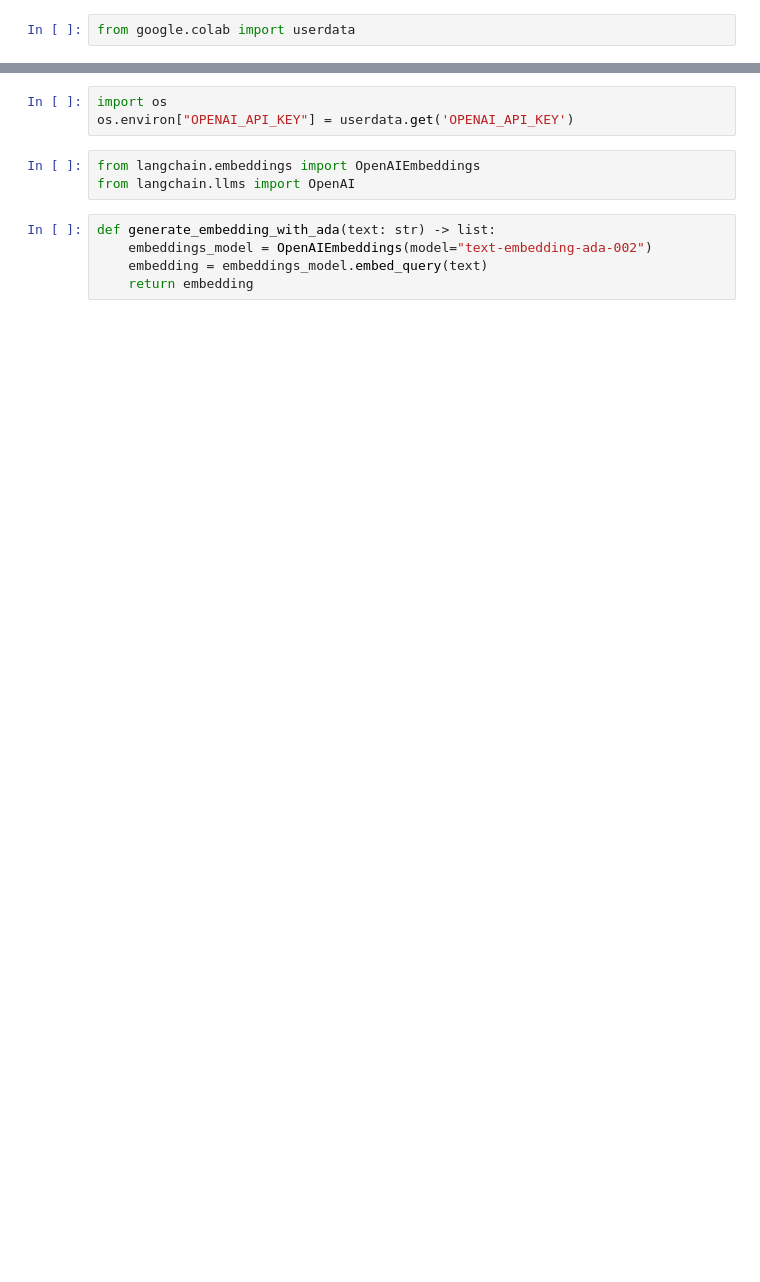
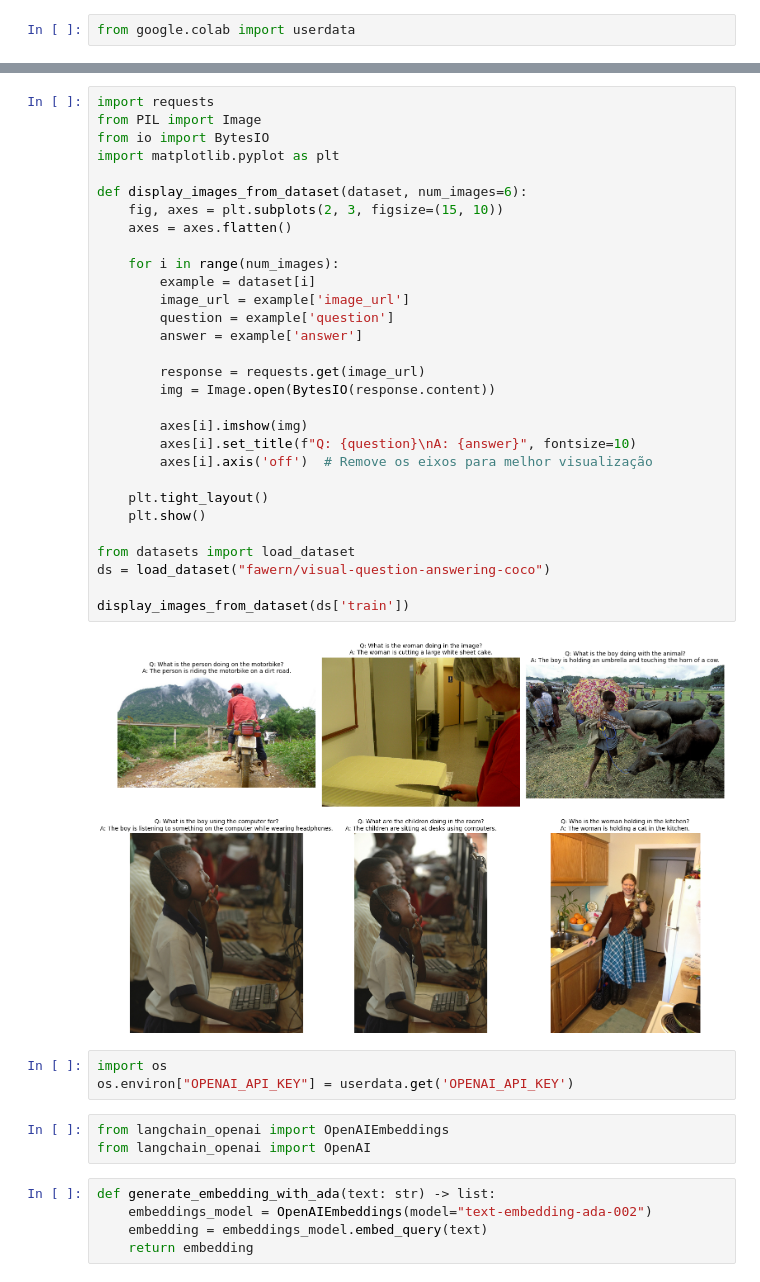
Before and after one commit to miohana/vqa-llm-framework, a Jupyter notebook: notebooks/Framework_VQA.ipynb, the cells around one changed output, grey strips where cells are left out. Cells and saved outputs as stored; diff of their text form; blank space fills up the shorter version.

```diff
--- a/notebooks/Framework_VQA.ipynb
+++ b/notebooks/Framework_VQA.ipynb
@@ -5,9 +24,41 @@ from google.colab import userdata
+# %%
+import requests
+from PIL import Image
+from io import BytesIO
+import matplotlib.pyplot as plt
+
+def display_images_from_dataset(dataset, num_images=6):
+    fig, axes = plt.subplots(2, 3, figsize=(15, 10))
+    axes = axes.flatten()
+
+    for i in range(num_images):
+        example = dataset[i]
+        image_url = example['image_url']
+        question = example['question']
+        answer = example['answer']
+
+        response = requests.get(image_url)
+        img = Image.open(BytesIO(response.content))
+
+        axes[i].imshow(img)
+        axes[i].set_title(f"Q: {question}\nA: {answer}", fontsize=10)
+        axes[i].axis('off')  # Remove os eixos para melhor visualização
+
+    plt.tight_layout()
+    plt.show()
+
+from datasets import load_dataset
+ds = load_dataset("fawern/visual-question-answering-coco")
+
+display_images_from_dataset(ds['train'])
+# %% [output]
+[figure, added]
 # %%
 import os
 os.environ["OPENAI_API_KEY"] = userdata.get('OPENAI_API_KEY')
 # %%
-from langchain.embeddings import OpenAIEmbeddings
-from langchain.llms import OpenAI
+from langchain_openai import OpenAIEmbeddings
+from langchain_openai import OpenAI
 # %%
 def generate_embedding_with_ada(text: str) -> list:
     embeddings_model = OpenAIEmbeddings(model="text-embedding-ada-002")
```
Also changed, not shown: parts of 15 cells of this notebook, 1 other file.
